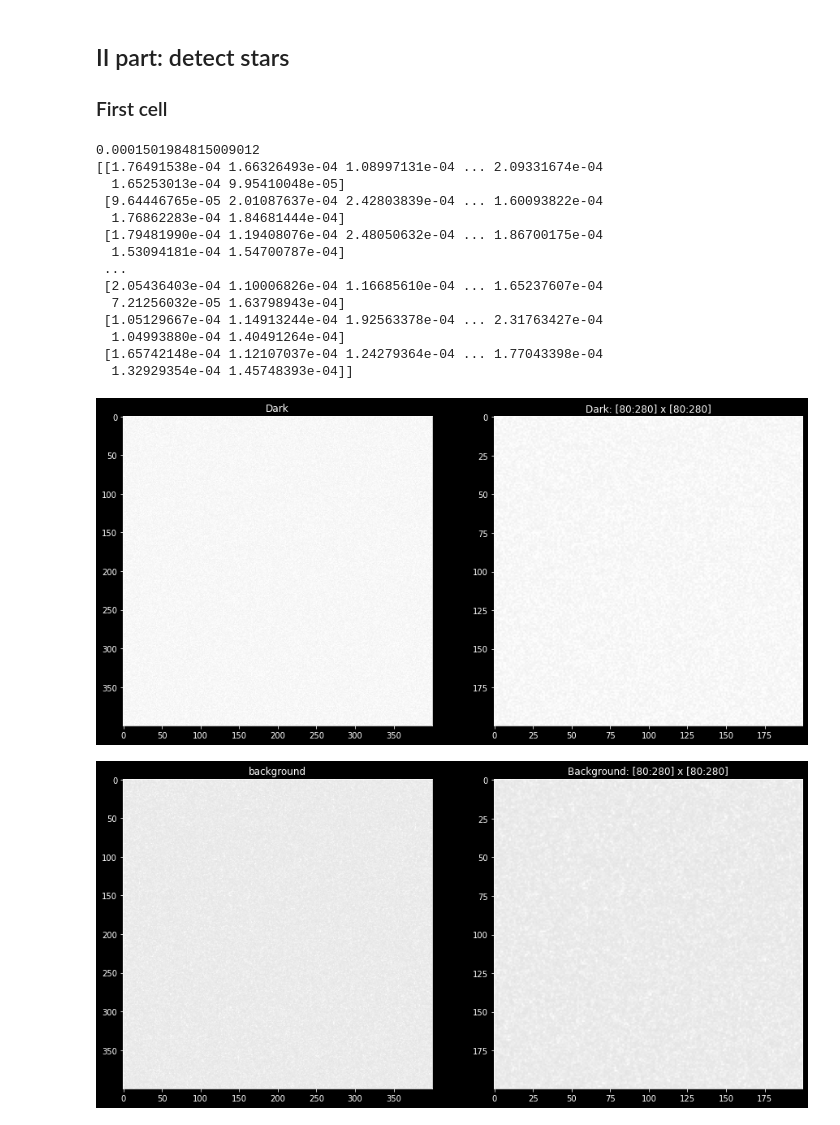
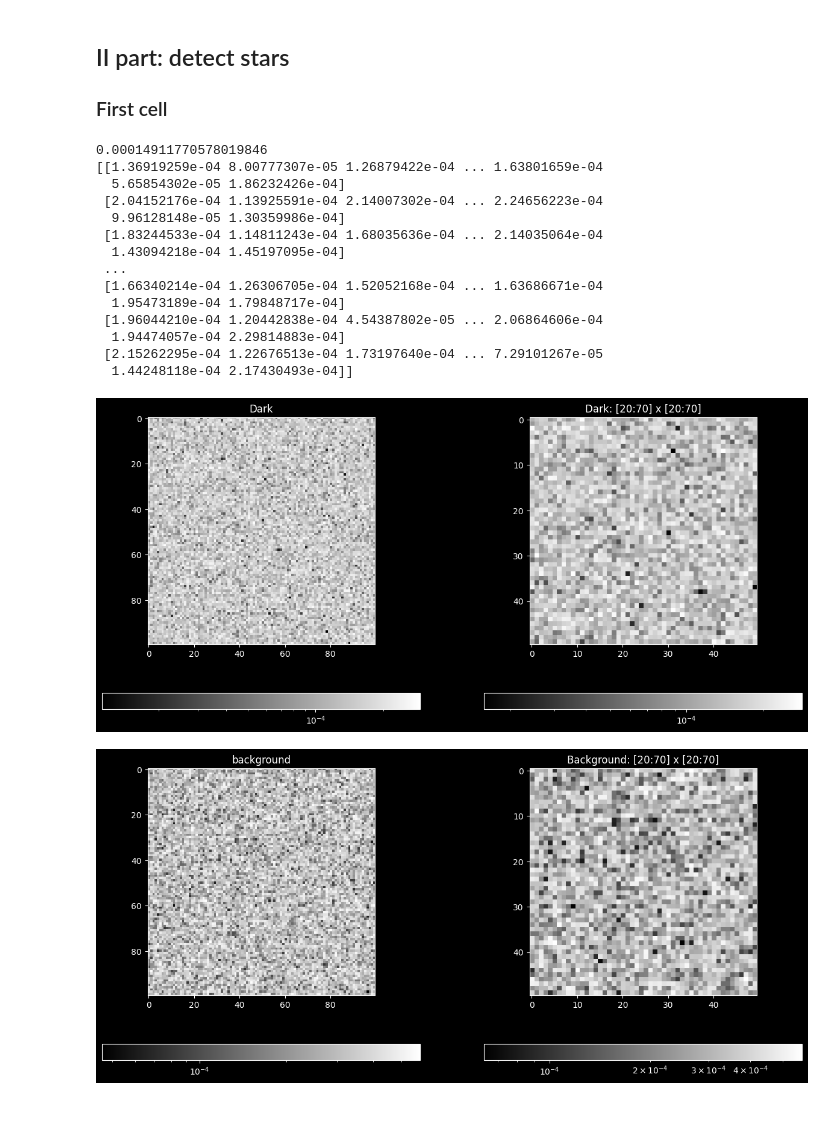
Before and after one commit to 00-berni/proj_2, a Jupyter notebook: notebook/implementation_notebook.ipynb, the cells around one changed output. Cells and saved outputs as stored; diff of their text form; code cells hidden in the pictures.

```diff
--- a/notebook/implementation_notebook.ipynb
+++ b/notebook/implementation_notebook.ipynb
@@ -23,9 +23,9 @@ from scipy.signal import fftconvolve
 import os
 
 # dimension of the matrix
-N = int(4e2+1)
+N = int(1e2+1)
 # number of stars
-M = int(4e2)
+M = int(3e2)
 
 ## Set parameters
 alpha = 2
@@ -35,13 +35,13 @@ m_min = 0.1; m_max = 20
 # Initial Mass Function
 IMF = lambda m : m**(-alpha)
 # def IMF(m):
-# 	if(m >= 0.01 and m < 0.08):
-# 		a = -0.3
-# 	elif(m >= 0.08 and m < 0.5 ):
-# 		a = -1.3
-# 	else:
-# 		a = -2.3
-# 	return m**a
+#     if(m >= 0.01 and m < 0.08):
+#         a = -0.3
+#     elif(m >= 0.08 and m < 0.5 ):
+#         a = -1.3
+#     else:
+#         a = -2.3
+#     return m**a
 IMF_min = IMF(0.1); IMF_max = IMF(20)
 
 print(f'IMF for smallest and biggest stars:\nM\t\tIMF\n0.1 Msun\t{IMF_min}\n20  Msun\t{IMF_max}')
@@ -446,54 +475,54 @@ print(d)
 
 d = dark
 for i in range(2):
-	d += noise(3e-4)
+    d += noise(3e-4)
 
 d /= 3
 
 print(d)
 dark = d
 # Background
 bg  = atm_seeing(noise())
 bg += noise(3e-4)
 
 #bg-=dark
 
 ## Plot
 fig1, (dark_img, dark_zoom) = plt.subplots(1,2,figsize=(15,7))
 fig2, (bg_img, bg_zoom) = plt.subplots(1,2,figsize=(15,7))
 
 #  0 : positive image
 # -1 : negative image
-v = -1
+v = 0
 
 dark_img.set_title('Dark')
-field_image(dark_img,dark,v)
+field_image(fig1, dark_img,dark,v)
 #dark_img.imshow(dark)
 dark_zoom.set_title(f'Dark: [{inf}:{sup}] x [{inf}:{sup}]')
-field_image(dark_zoom,dark,v,[inf,sup])
+field_image(fig1, dark_zoom,dark,v,[inf,sup])
 #dark_zoom.imshow(dark[inf:sup,inf:sup,:])
 bg_img.set_title('background')
-field_image(bg_img,bg,v)
+field_image(fig2, bg_img,bg,v)
 #bg_img.imshow(bg)
 bg_zoom.set_title(f'Background: [{inf}:{sup}] x [{inf}:{sup}]')
-field_image(bg_zoom,bg,v,[inf,sup])
+field_image(fig2, bg_zoom,bg,v,[inf,sup])
 #bg_zoom.imshow(bg[inf:sup,inf:sup,:])
 
 plt.show()
 # %% [output]
-0.0001501984815009012
-[[1.76491538e-04 1.66326493e-04 1.08997131e-04 ... 2.09331674e-04
-  1.65253013e-04 9.95410048e-05]
- [9.64446765e-05 2.01087637e-04 2.42803839e-04 ... 1.60093822e-04
-  1.76862283e-04 1.84681444e-04]
- [1.79481990e-04 1.19408076e-04 2.48050632e-04 ... 1.86700175e-04
-  1.53094181e-04 1.54700787e-04]
+0.00014911770578019846
+[[1.36919259e-04 8.00777307e-05 1.26879422e-04 ... 1.63801659e-04
+  5.65854302e-05 1.86232426e-04]
+ [2.04152176e-04 1.13925591e-04 2.14007302e-04 ... 2.24656223e-04
+  9.96128148e-05 1.30359986e-04]
+ [1.83244533e-04 1.14811243e-04 1.68035636e-04 ... 2.14035064e-04
+  1.43094218e-04 1.45197095e-04]
  ...
- [2.05436403e-04 1.10006826e-04 1.16685610e-04 ... 1.65237607e-04
-  7.21256032e-05 1.63798943e-04]
- [1.05129667e-04 1.14913244e-04 1.92563378e-04 ... 2.31763427e-04
-  1.04993880e-04 1.40491264e-04]
- [1.65742148e-04 1.12107037e-04 1.24279364e-04 ... 1.77043398e-04
-  1.32929354e-04 1.45748393e-04]]
+ [1.66340214e-04 1.26306705e-04 1.52052168e-04 ... 1.63686671e-04
+  1.95473189e-04 1.79848717e-04]
+ [1.96044210e-04 1.20442838e-04 4.54387802e-05 ... 2.06864606e-04
+  1.94474057e-04 2.29814883e-04]
+ [2.15262295e-04 1.22676513e-04 1.73197640e-04 ... 7.29101267e-05
+  1.44248118e-04 2.17430493e-04]]
-[figure, old version]
+[figure, new version]
-[figure, old version]
+[figure, new version]
```
Also changed, not shown: parts of 6 cells of this notebook, 5 other files.
